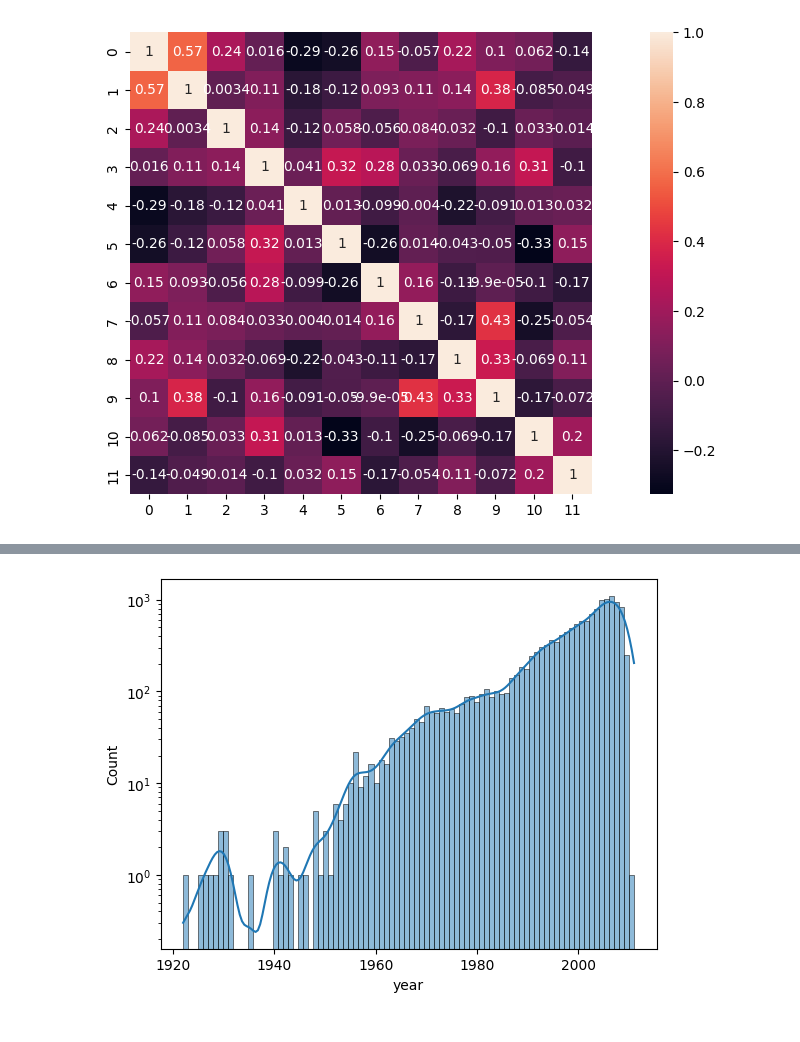
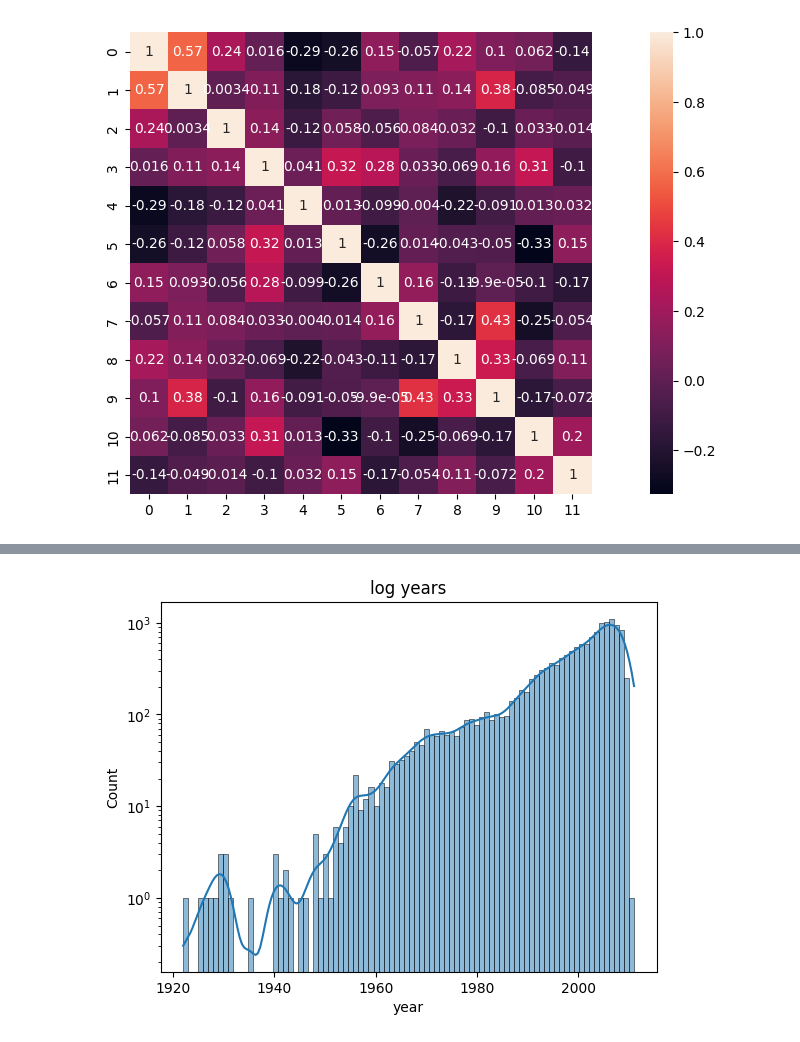
Before and after one commit to Arnoochka-Strudy/spbu_dl_2025, a Jupyter notebook: homeworks/done-homeworks/homework-1(pytorch.md)/competition.ipynb, the cells around one changed output, grey strips where cells are left out. Drawn from its saved outputs; the diff is of its cells as text; code cells hidden in the pictures.

```diff
--- a/homeworks/done-homeworks/homework-1(pytorch.md)/competition.ipynb
+++ b/homeworks/done-homeworks/homework-1(pytorch.md)/competition.ipynb
@@ -454,5 +472,6 @@ sns.heatmap(X.iloc[:, :12].corr(), annot=True, square=True)
 # %%
+plt.title('log years')
 sns.histplot(y, kde=True)
 plt.yscale('log')
 # %% [output]
-[figure, old version]
+[figure, new version]
```
Also changed, not shown: parts of 26 cells of this notebook, 2 other files.
